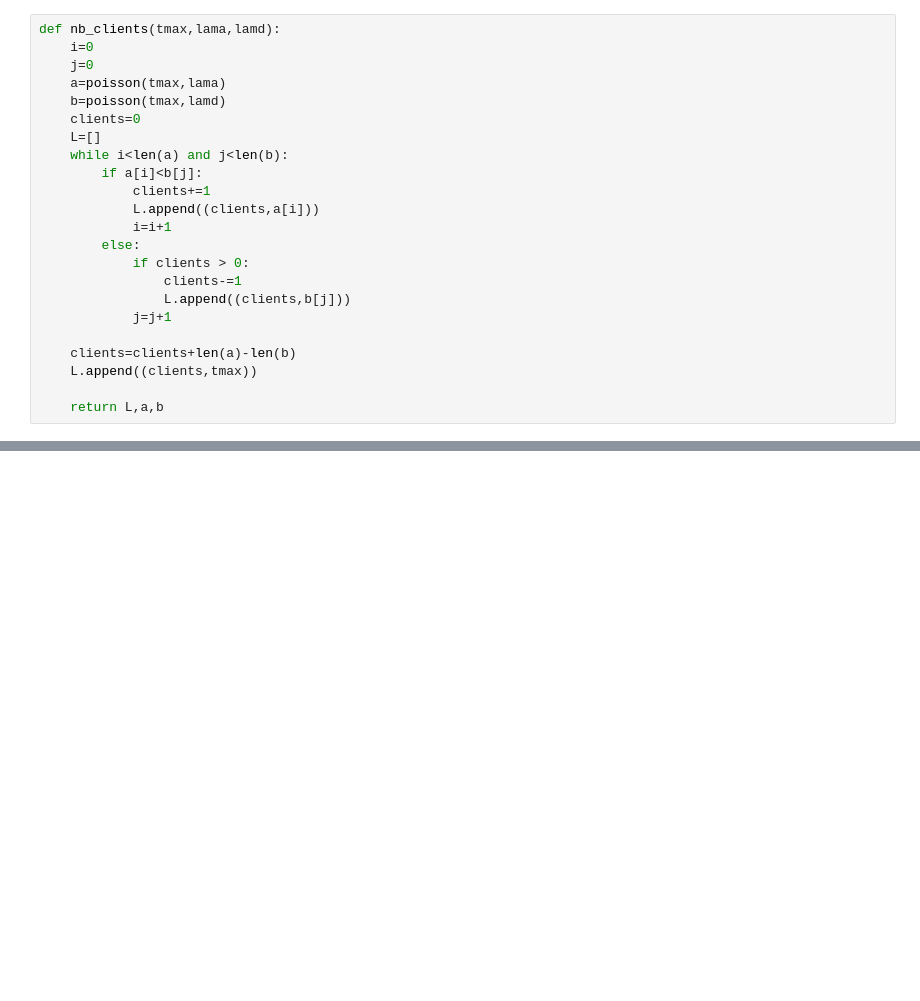
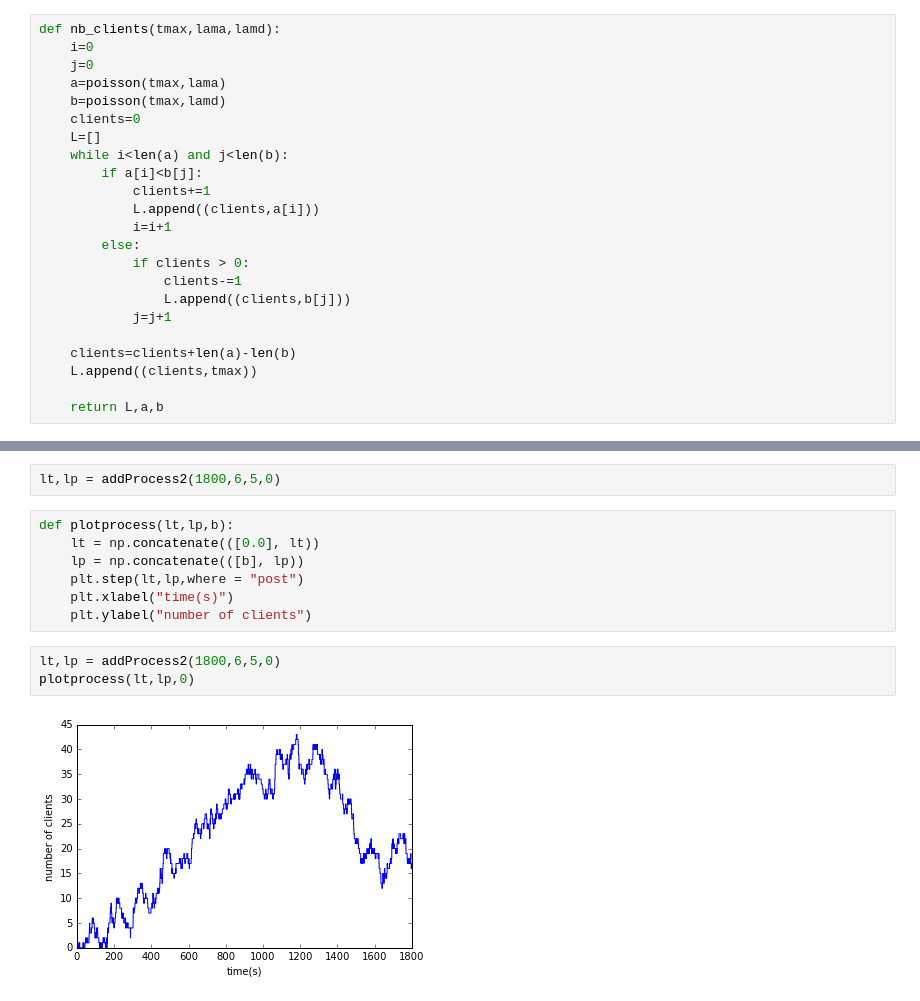
Before and after one commit to are-dynamic-2018/Groupe-file-d-attente, a Jupyter notebook: poisson.ipynb, the cells around one changed output, grey strips where cells are left out. Saved outputs shown, nothing was run; the diff lists cells and outputs as text; blank space fills up the shorter version.

```diff
--- a/poisson.ipynb
+++ b/poisson.ipynb
@@ -101,0 +216,14 @@ nb_clients(60,10,15)
+# %%
+lt,lp = addProcess2(1800,6,5,0)
+# %%
+def plotprocess(lt,lp,b):
+    lt = np.concatenate(([0.0], lt))
+    lp = np.concatenate(([b], lp))
+    plt.step(lt,lp,where = "post")
+    plt.xlabel("time(s)")
+    plt.ylabel("number of clients")
+# %%
+lt,lp = addProcess2(1800,6,5,0)
+plotprocess(lt,lp,0)
+# %% [output]
+[figure, added]
```
Also changed, not shown: parts of 13 cells of this notebook, 1 other file.
